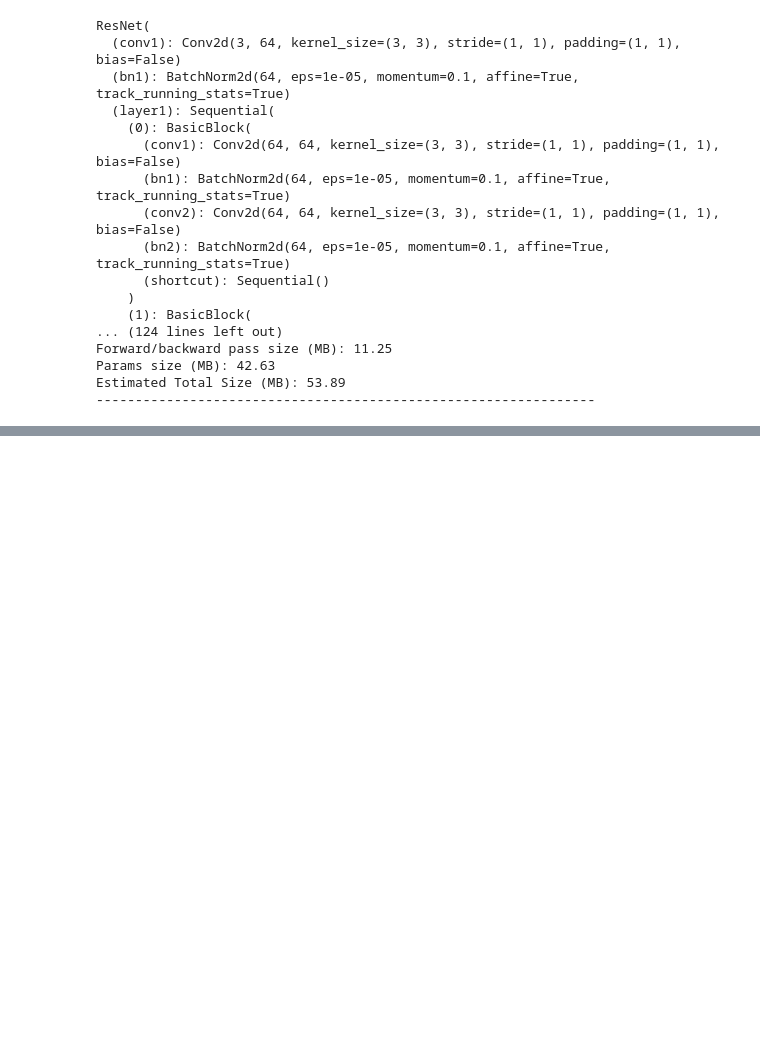
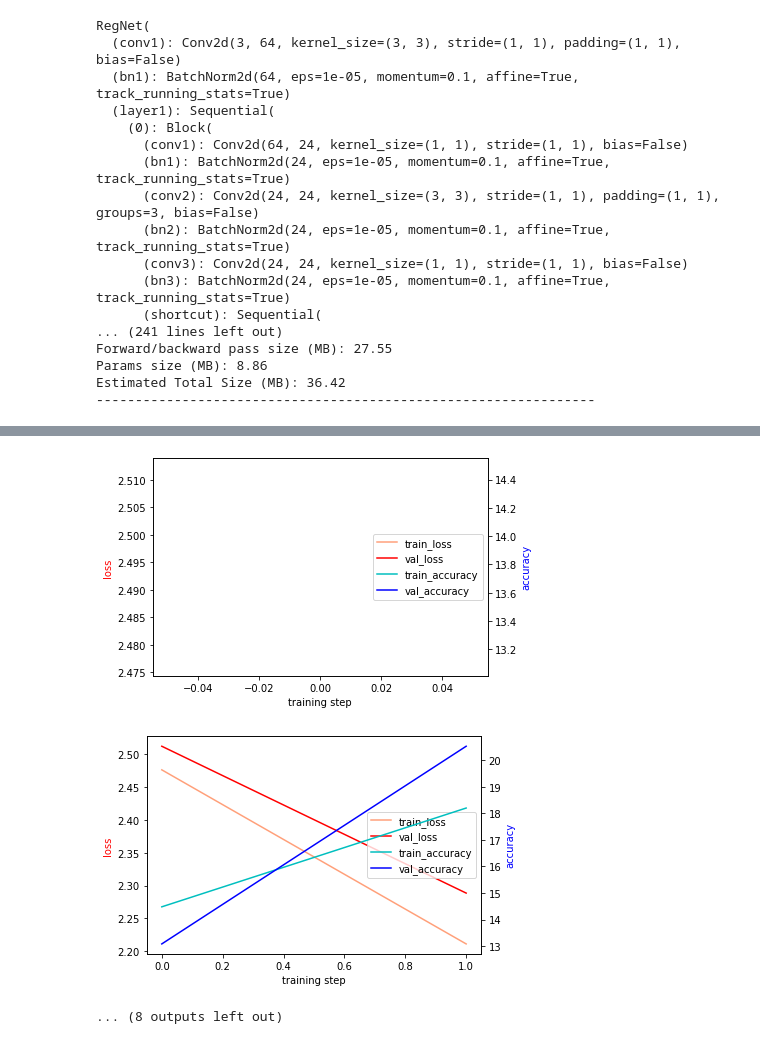
Before and after one commit to Jeffrey0Liao/ResNet-Challenge, a Jupyter notebook: CIFAR_10_data_augmentation.ipynb, the cells around one changed output, grey strips where cells are left out. Drawn from its saved outputs; the diff is of its cells as text; code cells hidden in the pictures; blank space fills up the shorter version.

```diff
--- a/CIFAR_10_data_augmentation.ipynb
+++ b/CIFAR_10_data_augmentation.ipynb
@@ -100,0 +100,10 @@ class ResNet(nn.Module):
+# %%
+# augset=torchvision.datasets.CIFAR10(
+#     root='./data', train=True, download=True, transform=transform_train)
+# trainset=torch.utils.data.ConcatDataset([augset, trainset])
+trainset=torch.utils.data.Subset(trainset, range(int(len(trainset)/20)))
+testset=torch.utils.data.Subset(testset, range(int(len(testset)/20)))
+trainloader = torch.utils.data.DataLoader(
+    trainset, batch_size=128, shuffle=True, num_workers=4)
+testloader = torch.utils.data.DataLoader(
+    testset, batch_size=100, shuffle=False, num_workers=4)
@@ -101,24 +219,24 @@ class ResNet(nn.Module):
 # %%
-model=ResNet(BasicBlock, [2, 2, 2, 2]).to(device)
+model=RegNetX_200MF().to(device)
 print(model)
 summary(model, (3, 32, 32))
 # %% [output]
-ResNet(
+RegNet(
   (conv1): Conv2d(3, 64, kernel_size=(3, 3), stride=(1, 1), padding=(1, 1), bias=False)
   (bn1): BatchNorm2d(64, eps=1e-05, momentum=0.1, affine=True, track_running_stats=True)
   (layer1): Sequential(
-    (0): BasicBlock(
-      (conv1): Conv2d(64, 64, kernel_size=(3, 3), stride=(1, 1), padding=(1, 1), bias=False)
-      (bn1): BatchNorm2d(64, eps=1e-05, momentum=0.1, affine=True, track_running_stats=True)
-      (conv2): Conv2d(64, 64, kernel_size=(3, 3), stride=(1, 1), padding=(1, 1), bias=False)
-      (bn2): BatchNorm2d(64, eps=1e-05, momentum=0.1, affine=True, track_running_stats=True)
-      (shortcut): Sequential()
-    )
-    (1): BasicBlock(
-... (124 lines left out)
-Forward/backward pass size (MB): 11.25
-Params size (MB): 42.63
-Estimated Total Size (MB): 53.89
+    (0): Block(
+      (conv1): Conv2d(64, 24, kernel_size=(1, 1), stride=(1, 1), bias=False)
+      (bn1): BatchNorm2d(24, eps=1e-05, momentum=0.1, affine=True, track_running_stats=True)
+      (conv2): Conv2d(24, 24, kernel_size=(3, 3), stride=(1, 1), padding=(1, 1), groups=3, bias=False)
+      (bn2): BatchNorm2d(24, eps=1e-05, momentum=0.1, affine=True, track_running_stats=True)
+      (conv3): Conv2d(24, 24, kernel_size=(1, 1), stride=(1, 1), bias=False)
+      (bn3): BatchNorm2d(24, eps=1e-05, momentum=0.1, affine=True, track_running_stats=True)
+      (shortcut): Sequential(
+... (241 lines left out)
+Forward/backward pass size (MB): 27.55
+Params size (MB): 8.86
+Estimated Total Size (MB): 36.42
 ----------------------------------------------------------------
 # %%
 criterion = nn.CrossEntropyLoss()
@@ -148,6 +266,9 @@ def train(epoch):
 
         print(batch_idx, len(trainloader), 'Loss: %.3f | Acc: %.3f%% (%d/%d)'
                      % (train_loss/(batch_idx+1), 100.*correct/total, correct, total))
+        if batch_idx==len(trainloader)-1:
+          train_losses.append((train_loss/(batch_idx+1)))
+          train_accs.append(100.*correct/total)
 
 def test(epoch):
     global best_acc
@@ -155,6 +276,8 @@ def test(epoch):
     test_loss = 0
     correct = 0
     total = 0
+    sum_loss = 0
+    sum_acc = 0
     with torch.no_grad():
         for batch_idx, (inputs, targets) in enumerate(testloader):
             inputs, targets = inputs.to(device), targets.to(device)
@@ -168,3 +291,24 @@ def test(epoch):
 
             print(batch_idx, len(testloader), 'Loss: %.3f | Acc: %.3f%% (%d/%d)'
                          % (test_loss/(batch_idx+1), 100.*correct/total, correct, total))
+            sum_loss+=(test_loss/(batch_idx+1))
+            sum_acc+=(100.*correct/total)
+    test_losses.append(sum_loss/len(testloader))
+    test_accs.append(sum_acc/len(testloader))
+    roc.append(getRoc(targets, predicted))
+# %%
+def milestone(e, x, train_loss, val_loss, train_accuracy, val_accuracy):
+    fig,ax1 = plt.subplots()
+    ax2 = ax1.twinx()           # 做镜像处理
+    l1 = ax1.plot(x, train_loss, 'lightsalmon', label='train_loss')
+    l2 = ax1.plot(x, val_loss, 'red', label='val_loss')
+    l3 = ax2.plot(x, train_accuracy, 'c', label='train_accuracy')
+    l4 = ax2.plot(x, val_accuracy, 'blue', label='val_accuracy')
+    ls = l1+l2+l3+l4
+    labels = [l.get_label() for l in ls]
+    ax1.legend(ls, labels, loc=7)
+    ax1.set_xlabel('training step')    #设置x轴标题
+    ax1.set_ylabel('loss',color = 'red')   #设置Y1轴标题
+    ax2.set_ylabel('accuracy',color = 'blue')   #设置Y2轴标题
+    plt.savefig('./plot_epoch='+str(e)+'.png', dpi=300)
+    print('---Epoch', e, 'data saved!---')
@@ -171,8 +325,12 @@ def test(epoch):
 # %%
 start_epoch=0
-for epoch in range(start_epoch, start_epoch+200):
+train_losses, test_losses, train_accs, test_accs, roc, x=[], [], [], [], [], []
+
+for epoch in range(start_epoch, start_epoch+10):
+    x.append(epoch)
     train(epoch)
     test(epoch)
     scheduler.step()
+    milestone(epoch, x, train_losses, test_losses, train_accs, test_accs)
 # %% [output]
 Epoch: 0
@@ -189,0 +506,3 @@ KeyboardInterrupt: ignored
+[figure, added]
+[figure, added]
+... (8 outputs left out)
```
Also changed, not shown: parts of 9 cells of this notebook, 1 other file.
